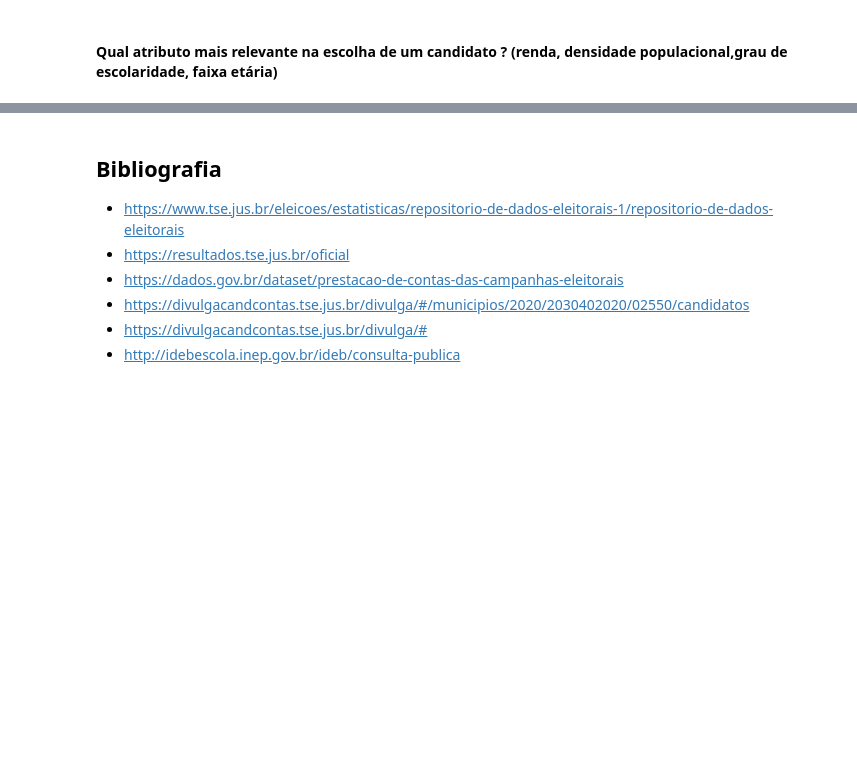
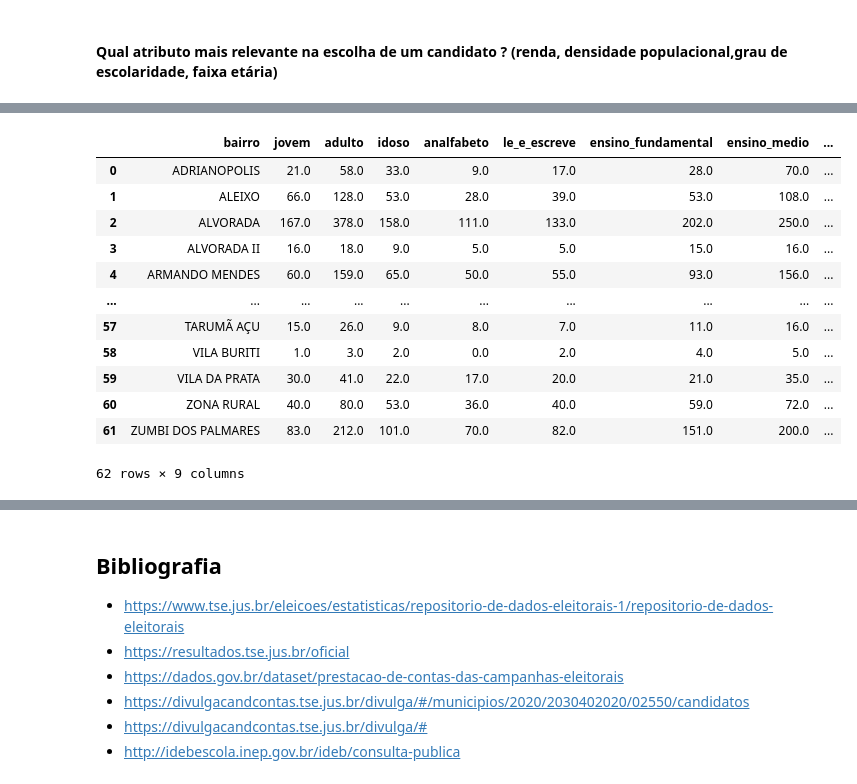
Before and after one commit to bmnds/uea-data-science-04-data-processing, a Jupyter notebook: trabalho-final/Notebook_Trabalho_Final.ipynb, the cells around one changed output, grey strips where cells are left out. Drawn from its saved outputs; the diff is of its cells as text; code cells hidden in the pictures; blank space fills up the shorter version.

```diff
--- a/trabalho-final/Notebook_Trabalho_Final.ipynb
+++ b/trabalho-final/Notebook_Trabalho_Final.ipynb
@@ -492,0 +494,3 @@ df_bairros[['bairro', 'zona', 'renda_mensal', 'candidato_1st', 'votos_1st',	'can
+# %%
+df_secoes = pd.read_csv('datasets/final_secoes.csv', delimiter=',', index_col=0)
+df_secoes.sample(5)
@@ -492,0 +504,19 @@ df_bairros[['bairro', 'zona', 'renda_mensal', 'candidato_1st', 'votos_1st',	'can
+# %%
+df = df_secoes[['bairro', 'jovem', 'adulto', 'idoso',
+                'analfabeto', 'le_e_escreve', 'ensino_fundamental', 'ensino_medio', 'ensino_superior']] \
+                .groupby('bairro').sum().reset_index()
+df
+# %% [output]
+|  | bairro | jovem | adulto | idoso | analfabeto | le_e_escreve | ensino_fundamental | ensino_medio | ... |
+| 0 | ADRIANOPOLIS | 21.0 | 58.0 | 33.0 | 9.0 | 17.0 | 28.0 | 70.0 | ... |
+| 1 | ALEIXO | 66.0 | 128.0 | 53.0 | 28.0 | 39.0 | 53.0 | 108.0 | ... |
+| 2 | ALVORADA | 167.0 | 378.0 | 158.0 | 111.0 | 133.0 | 202.0 | 250.0 | ... |
+| 3 | ALVORADA II | 16.0 | 18.0 | 9.0 | 5.0 | 5.0 | 15.0 | 16.0 | ... |
+| 4 | ARMANDO MENDES | 60.0 | 159.0 | 65.0 | 50.0 | 55.0 | 93.0 | 156.0 | ... |
+| ... | ... | ... | ... | ... | ... | ... | ... | ... | ... |
+| 57 | TARUMÃ AÇU | 15.0 | 26.0 | 9.0 | 8.0 | 7.0 | 11.0 | 16.0 | ... |
+| 58 | VILA BURITI | 1.0 | 3.0 | 2.0 | 0.0 | 2.0 | 4.0 | 5.0 | ... |
+| 59 | VILA DA PRATA | 30.0 | 41.0 | 22.0 | 17.0 | 20.0 | 21.0 | 35.0 | ... |
+| 60 | ZONA RURAL | 40.0 | 80.0 | 53.0 | 36.0 | 40.0 | 59.0 | 72.0 | ... |
+| 61 | ZUMBI DOS PALMARES | 83.0 | 212.0 | 101.0 | 70.0 | 82.0 | 151.0 | 200.0 | ... |
+62 rows × 9 columns
```
Also changed, not shown: parts of 9 cells of this notebook.
